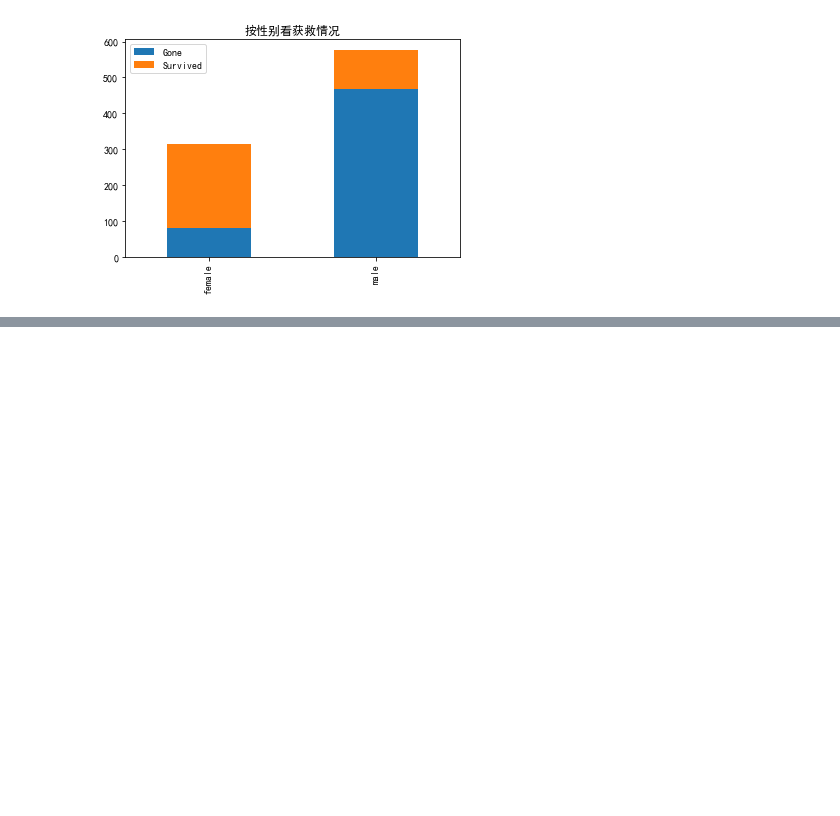
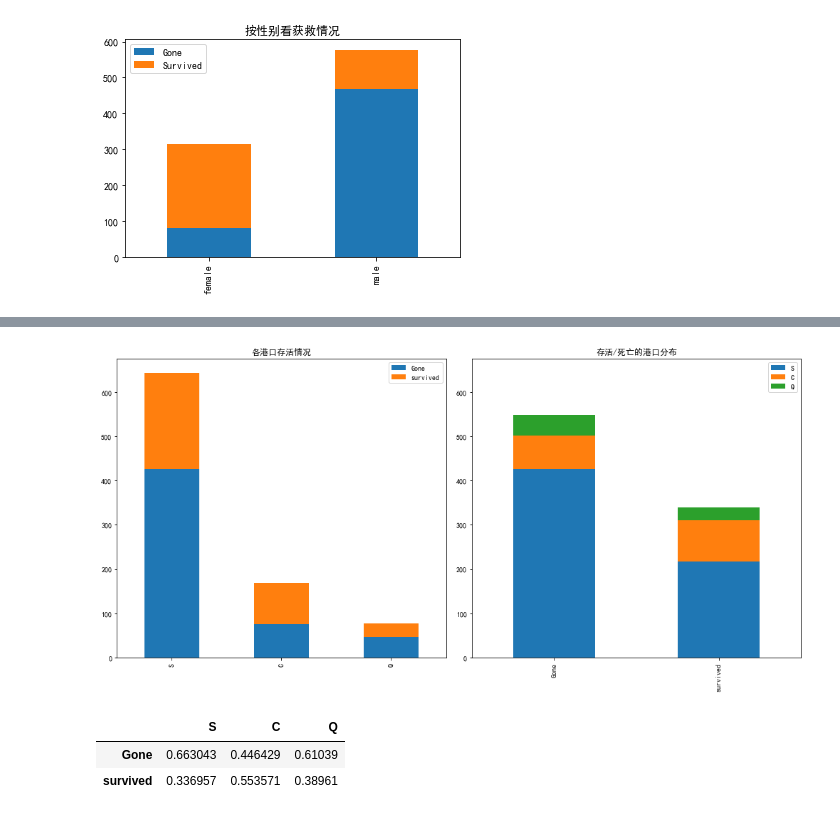
Before and after one commit to ds17/machine_learning, a Jupyter notebook: Data_Science/Kaggle/01_Titanic Disaster/Titanic Survival Prediction.ipynb, the cells around one changed output, grey strips where cells are left out. Saved outputs shown, nothing was run; the diff lists cells and outputs as text; code cells hidden in the pictures; blank space fills up the shorter version.

```diff
--- a/Data_Science/Kaggle/01_Titanic Disaster/Titanic Survival Prediction.ipynb
+++ b/Data_Science/Kaggle/01_Titanic Disaster/Titanic Survival Prediction.ipynb
@@ -85,0 +106,31 @@ plt.show()
+# %%
+fig3 = plt.figure(figsize=(14,7))
+
+ax31 = fig3.add_subplot(121)
+bort_0 = data_train.Embarked[data_train.Survived==0].value_counts()
+bort_1 = data_train.Embarked[data_train.Survived==1].value_counts()
+
+bort_df = DataFrame({'survived':bort_1, 'Gone':bort_0})
+bort_df.plot(kind='bar', stacked=1, ax=ax31)
+ax31.set_title('各港口存活情况')
+
+ax32 = fig3.add_subplot(122, sharey=ax31)
+bort_df.T.plot(kind='bar', stacked=1, ax=ax32)
+ax32.set_title('存活/死亡的港口分布')
+
+plt.setp(ax32.get_yticklabels(),visible=1)
+fig3.tight_layout()
+plt.show()
+# %% [output]
+[figure, added]
+# %%
+bort_s = bort_df.T
+bort_ratio = DataFrame()
+for key in ['S', 'C','Q']:
+    new_s = bort_s[key]/bort_s[key].sum()
+    bort_ratio[key] = new_s
+bort_ratio
+# %% [output]
+|  | S | C | Q |
+| Gone | 0.663043 | 0.446429 | 0.61039 |
+| survived | 0.336957 | 0.553571 | 0.38961 |
```
Also changed, not shown: parts of 5 cells of this notebook, 1 other file.
